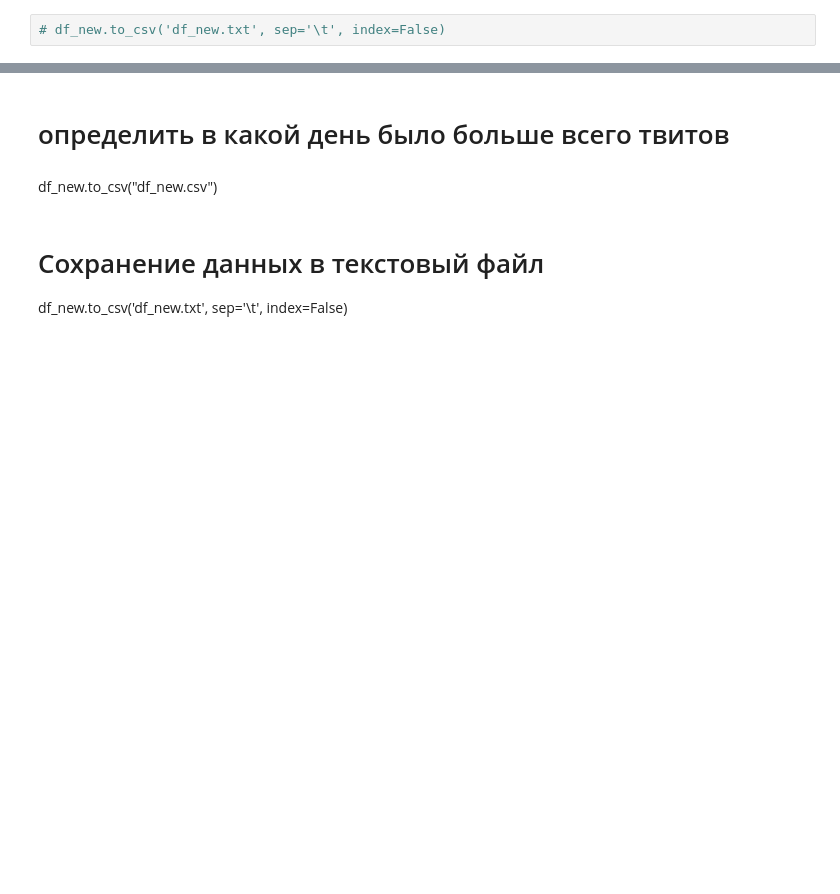
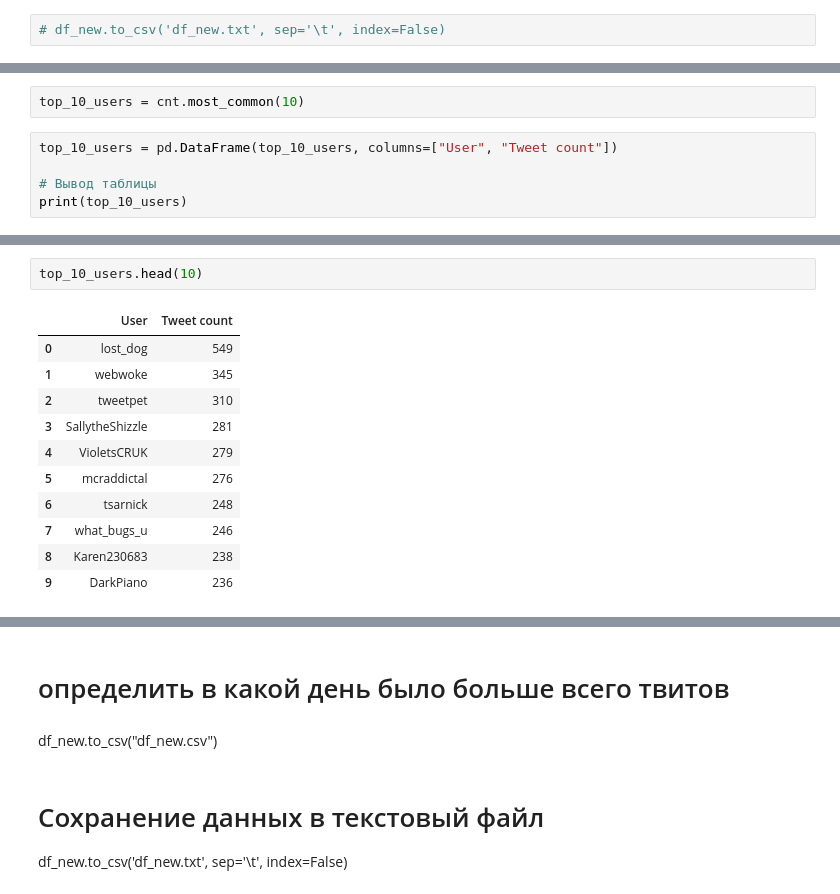
Before and after one commit to Alona-Aldushyna/Summer_2023_August_Repeat_Assessment, a Jupyter notebook: Summer_2023_August_Repeat_Assessment.ipynb, the cells around one changed output, grey strips where cells are left out. Drawn from its saved outputs; the diff is of its cells as text; blank space fills up the shorter version.

```diff
--- a/Summer_2023_August_Repeat_Assessment.ipynb
+++ b/Summer_2023_August_Repeat_Assessment.ipynb
@@ -290,3 +290,10 @@ cnt.most_common(10)
  ('what_bugs_u', 246),
  ('Karen230683', 238),
  ('DarkPiano', 236)]
+# %%
+top_10_users = cnt.most_common(10)
+# %%
+top_10_users = pd.DataFrame(top_10_users, columns=["User", "Tweet count"])
+
+# Вывод таблицы
+print(top_10_users)
@@ -292,0 +312,14 @@ cnt.most_common(10)
+# %%
+top_10_users.head(10)
+# %% [output]
+|  | User | Tweet count |
+| 0 | lost_dog | 549 |
+| 1 | webwoke | 345 |
+| 2 | tweetpet | 310 |
+| 3 | SallytheShizzle | 281 |
+| 4 | VioletsCRUK | 279 |
+| 5 | mcraddictal | 276 |
+| 6 | tsarnick | 248 |
+| 7 | what_bugs_u | 246 |
+| 8 | Karen230683 | 238 |
+| 9 | DarkPiano | 236 |
```
Also changed, not shown: parts of 7 cells of this notebook.
